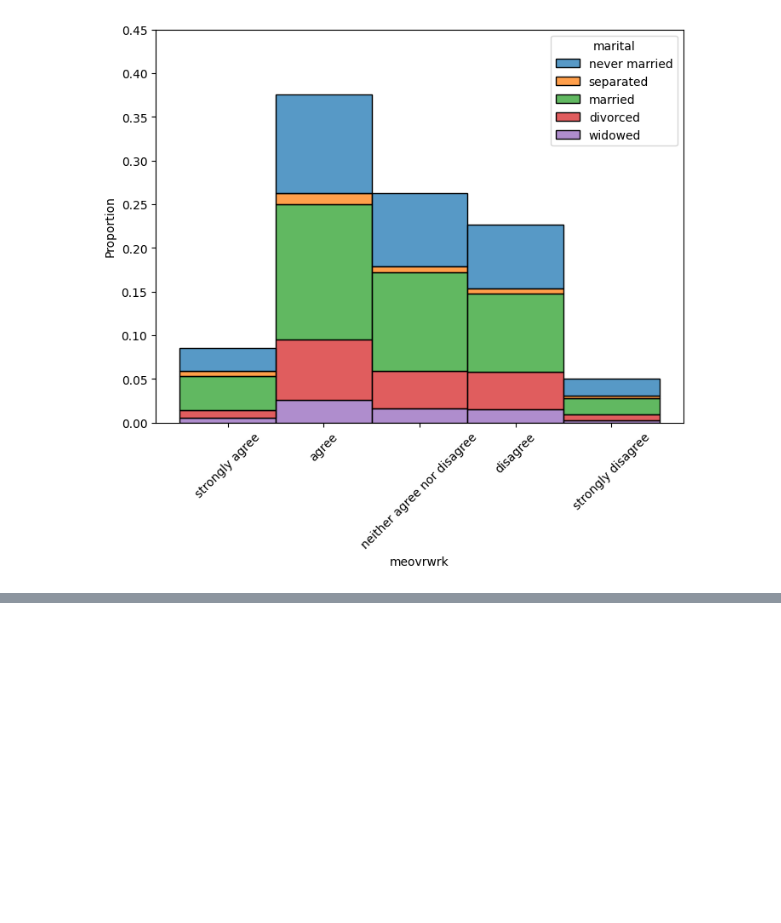
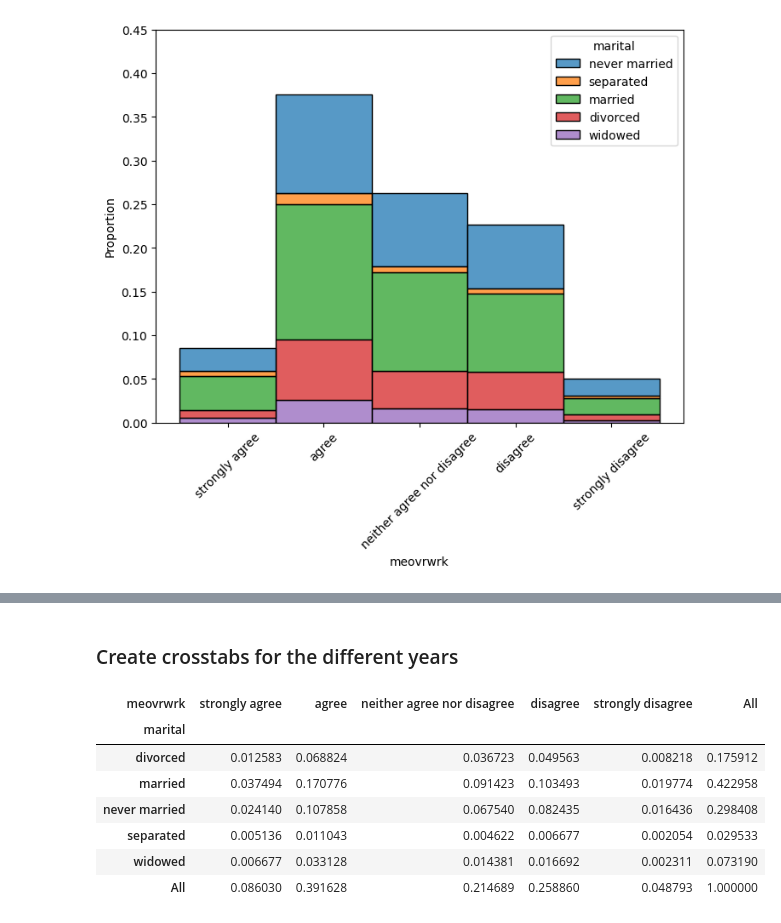
Before and after one commit to imdressel/project_gss, a Jupyter notebook: GSS_Isabella's_Part2.ipynb, the cells around one changed output, grey strips where cells are left out. Saved outputs shown, nothing was run; the diff lists cells and outputs as text; code cells hidden in the pictures; blank space fills up the shorter version.

```diff
--- a/GSS_Isabella's_Part2.ipynb
+++ b/GSS_Isabella's_Part2.ipynb
@@ -96,0 +104,14 @@ plt.show()
+# %% [markdown]
+### Create crosstabs for the different years
+# %%
+# all years
+pd.crosstab(df['marital'],df['meovrwrk'],margins=True,normalize=True)
+# %% [output]
+| meovrwrk | strongly agree | agree | neither agree nor disagree | disagree | strongly disagree | All |
+| marital |  |  |  |  |  |  |
+| divorced | 0.012583 | 0.068824 | 0.036723 | 0.049563 | 0.008218 | 0.175912 |
+| married | 0.037494 | 0.170776 | 0.091423 | 0.103493 | 0.019774 | 0.422958 |
+| never married | 0.024140 | 0.107858 | 0.067540 | 0.082435 | 0.016436 | 0.298408 |
+| separated | 0.005136 | 0.011043 | 0.004622 | 0.006677 | 0.002054 | 0.029533 |
+| widowed | 0.006677 | 0.033128 | 0.014381 | 0.016692 | 0.002311 | 0.073190 |
+| All | 0.086030 | 0.391628 | 0.214689 | 0.258860 | 0.048793 | 1.000000 |
```
Also changed, not shown: parts of 4 cells of this notebook.
